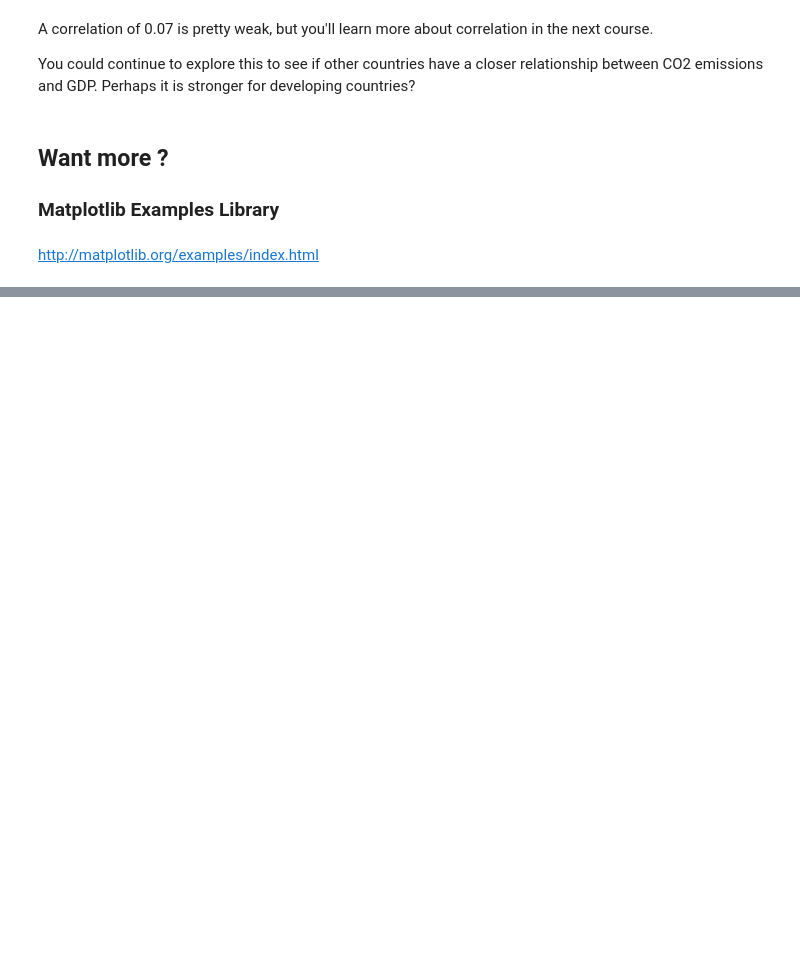
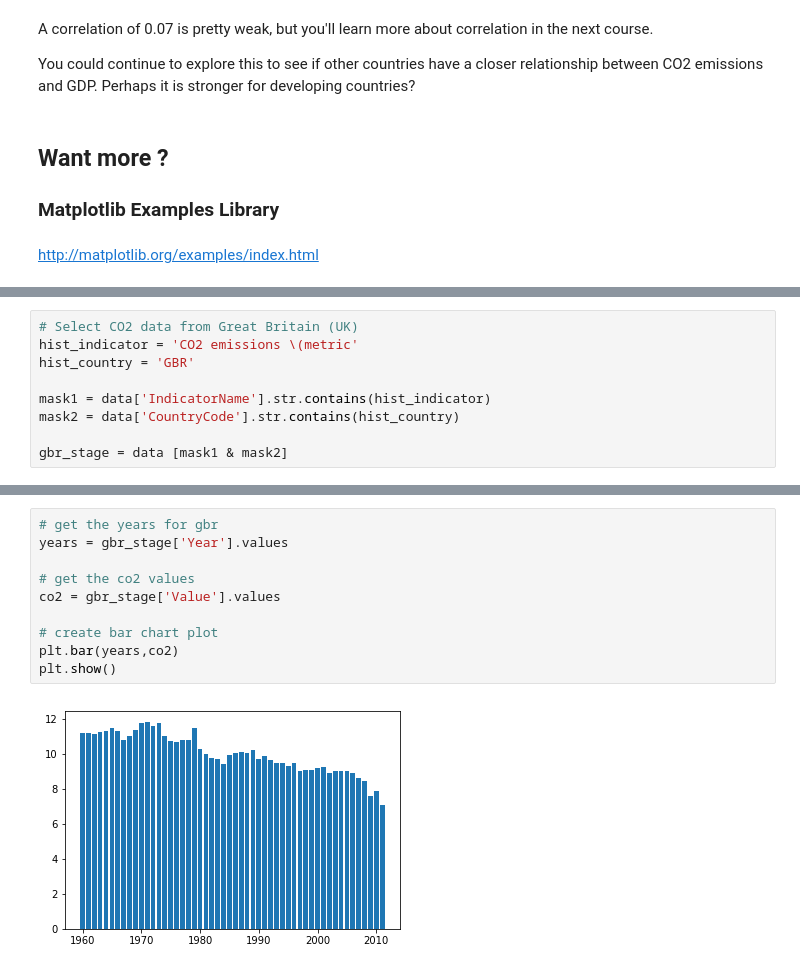
Before and after one commit to shiftypanda/python_data_science_course_san_diago_2019, a Jupyter notebook: week_5_data_visualisation/Week5-Visualization/05a_Matplotlib_Notebook.ipynb, the cells around one changed output, grey strips where cells are left out. Cells and saved outputs as stored; diff of their text form; blank space fills up the shorter version.

```diff
--- a/week_5_data_visualisation/Week5-Visualization/05a_Matplotlib_Notebook.ipynb
+++ b/week_5_data_visualisation/Week5-Visualization/05a_Matplotlib_Notebook.ipynb
@@ -339,0 +351,9 @@ IPython.OutputArea.auto_scroll_threshold = 9999;
+# %%
+# Select CO2 data from Great Britain (UK)
+hist_indicator = 'CO2 emissions \(metric'
+hist_country = 'GBR'
+
+mask1 = data['IndicatorName'].str.contains(hist_indicator)
+mask2 = data['CountryCode'].str.contains(hist_country)
+
+gbr_stage = data [mask1 & mask2]
@@ -339,0 +366,12 @@ IPython.OutputArea.auto_scroll_threshold = 9999;
+# %%
+# get the years for gbr
+years = gbr_stage['Year'].values
+
+# get the co2 values
+co2 = gbr_stage['Value'].values
+
+# create bar chart plot
+plt.bar(years,co2)
+plt.show()
+# %% [output]
+[figure, added]
```
Also changed, not shown: parts of 11 cells of this notebook, 2 other files.
